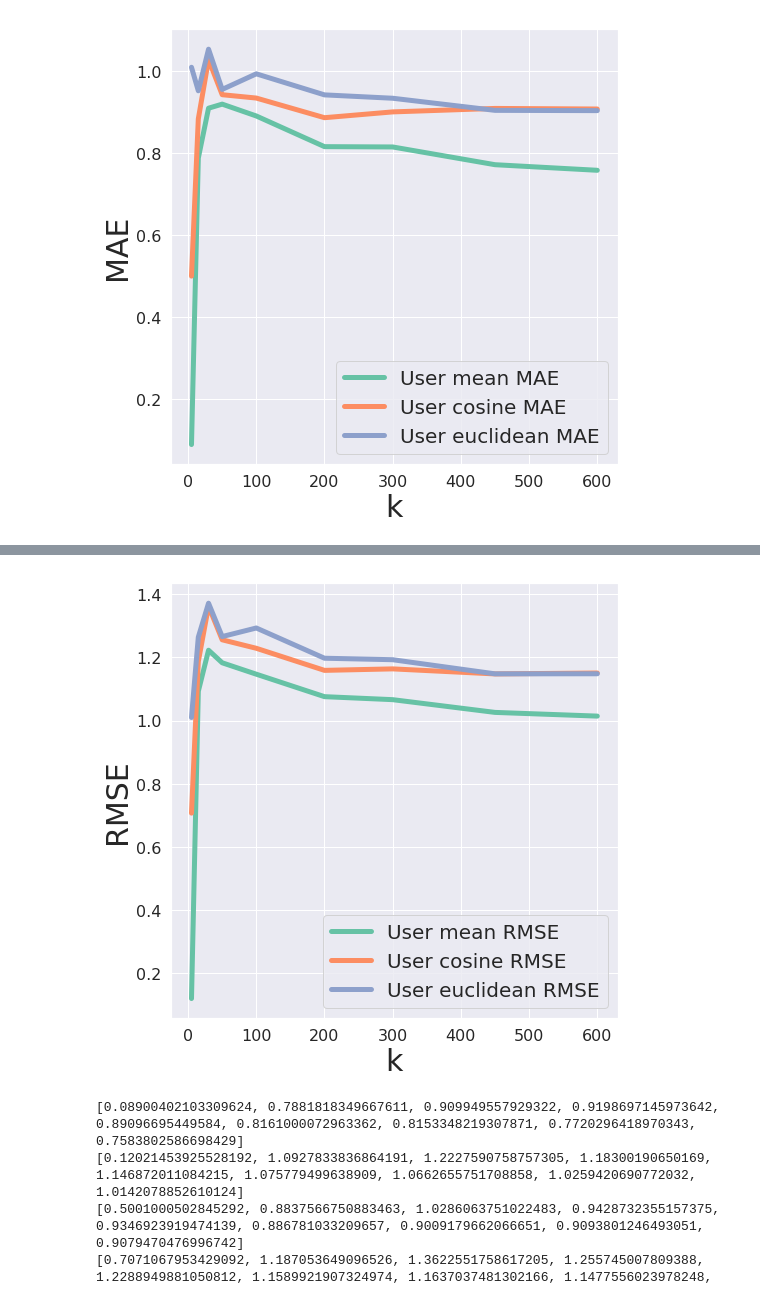
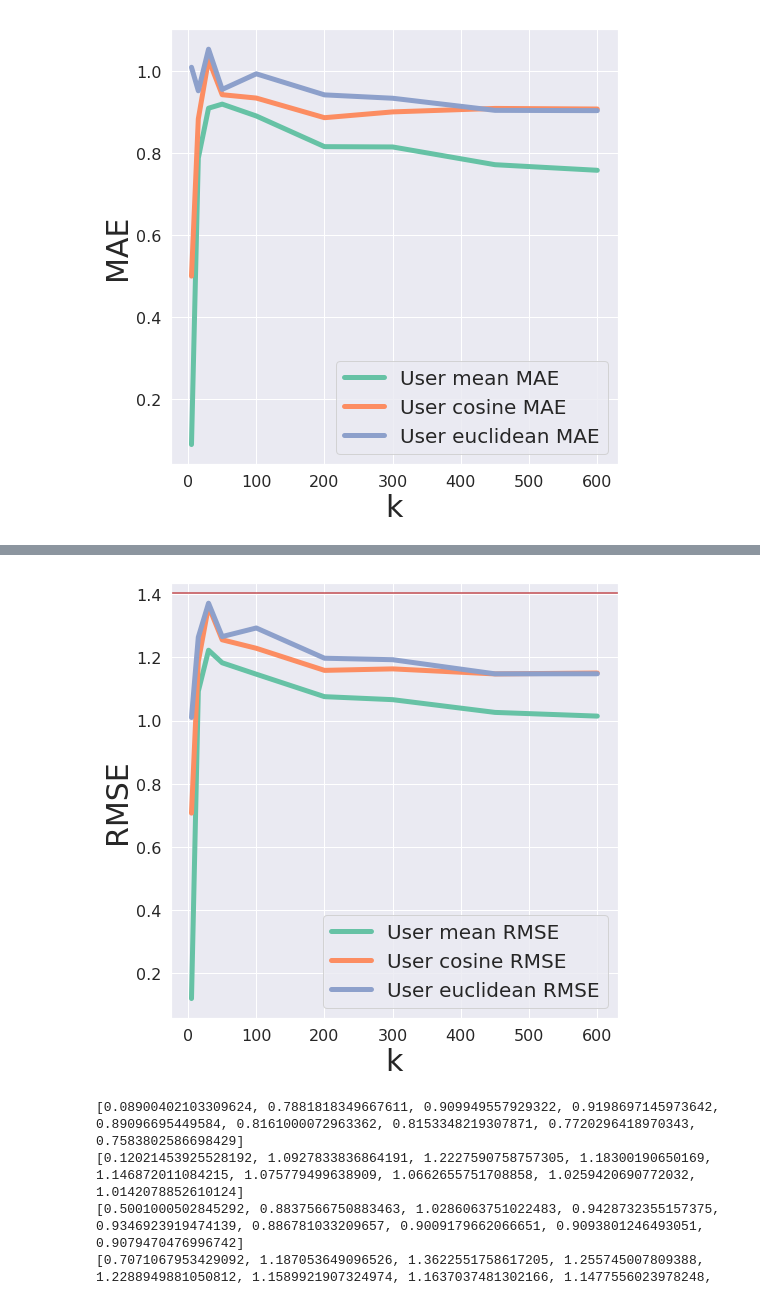
Before and after one commit to dzuhyoosg/Movie-Recommendation-System-2, a Jupyter notebook: MRS.ipynb, the cells around one changed output, grey strips where cells are left out. Saved outputs shown, nothing was run; the diff lists cells and outputs as text; code cells hidden in the pictures.

```diff
--- a/MRS.ipynb
+++ b/MRS.ipynb
@@ -450,18 +464,19 @@ plt.ylabel('MAE', fontsize=30);
 # %%
 sns.set()
 
 pal = sns.color_palette("Set2", 3)
 plt.figure(figsize=(8, 8))
 plt.plot(k_array, user_mean_RMSE, c=pal[0], label='User mean RMSE', linewidth=5)
 plt.plot(k_array, user_cosine_RMSE, c=pal[1], label='User cosine RMSE', linewidth=5)
 plt.plot(k_array, user_euc_RMSE, c=pal[2], label='User euclidean RMSE', linewidth=5)
+plt.axhline(y=1.404, color='r', linestyle='-')
 plt.legend(loc='best', fontsize=20)
 plt.xticks(fontsize=16);
 plt.yticks(fontsize=16);
 plt.xlabel('k', fontsize=30);
 plt.ylabel('RMSE', fontsize=30);
 # %% [output]
-[figure, old version]
+[figure, new version]
 # %%
 print(user_mean_MAE)
 print(user_mean_RMSE)
```
Also changed, not shown: parts of 3 cells of this notebook.
